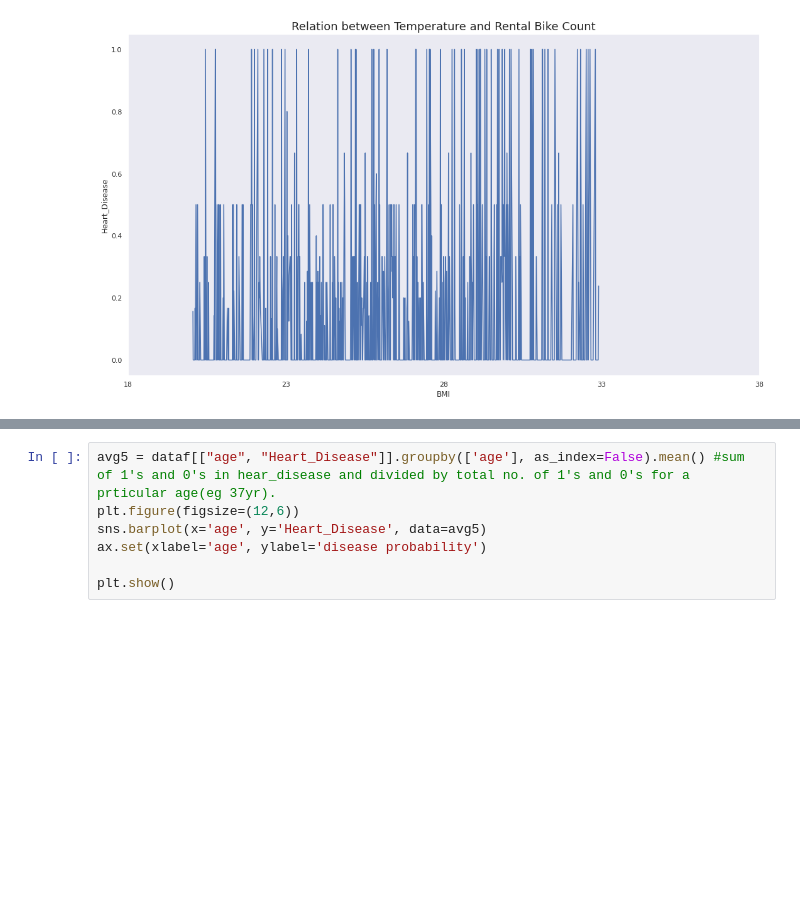
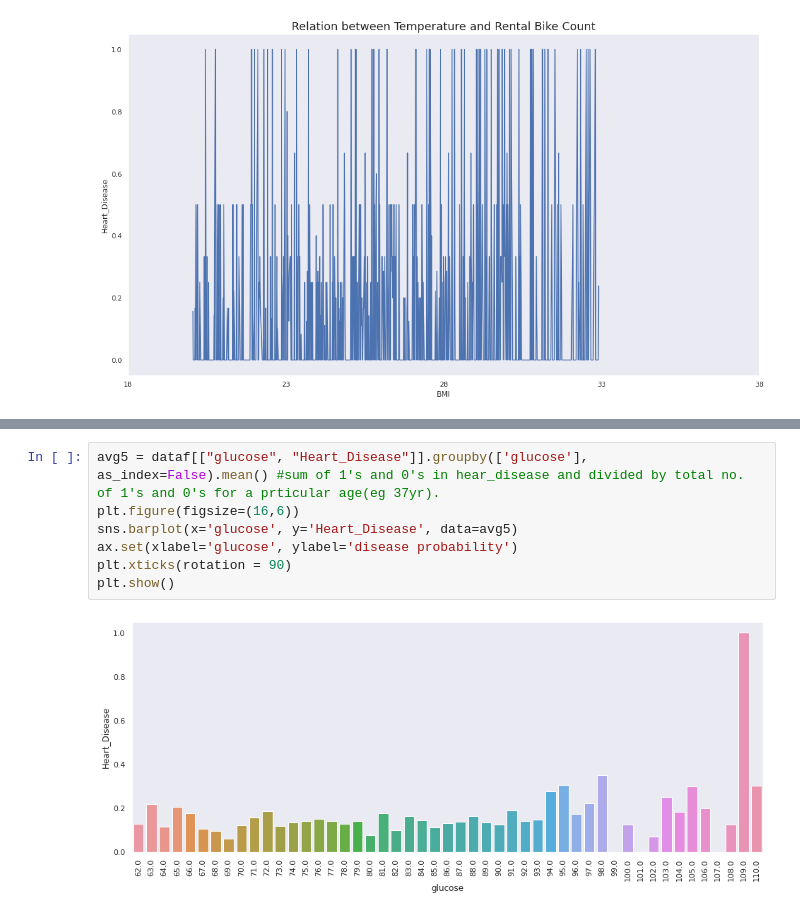
Before and after one commit to guptaprateek98/Capstone_CV_Risk_Prediction, a Jupyter notebook: Capstone_CV_Risk_Prediction.ipynb, the cells around one changed output, grey strips where cells are left out. Cells and saved outputs as stored; diff of their text form; blank space fills up the shorter version.

```diff
--- a/Capstone_CV_Risk_Prediction.ipynb
+++ b/Capstone_CV_Risk_Prediction.ipynb
@@ -443,7 +463,9 @@ plt.show()
 # %%
-avg5 = dataf[["age", "Heart_Disease"]].groupby(['age'], as_index=False).mean() #sum of 1's and 0's in hear_disease and divided by total no. of 1's and 0's for a prticular age(eg 37yr).
-plt.figure(figsize=(12,6))
-sns.barplot(x='age', y='Heart_Disease', data=avg5)
-ax.set(xlabel='age', ylabel='disease probability')
-
+avg5 = dataf[["glucose", "Heart_Disease"]].groupby(['glucose'], as_index=False).mean() #sum of 1's and 0's in hear_disease and divided by total no. of 1's and 0's for a prticular age(eg 37yr).
+plt.figure(figsize=(16,6))
+sns.barplot(x='glucose', y='Heart_Disease', data=avg5)
+ax.set(xlabel='glucose', ylabel='disease probability')
+plt.xticks(rotation = 90)
 plt.show()
+# %% [output]
+[figure, added]
```
Also changed, not shown: parts of 5 cells of this notebook.
